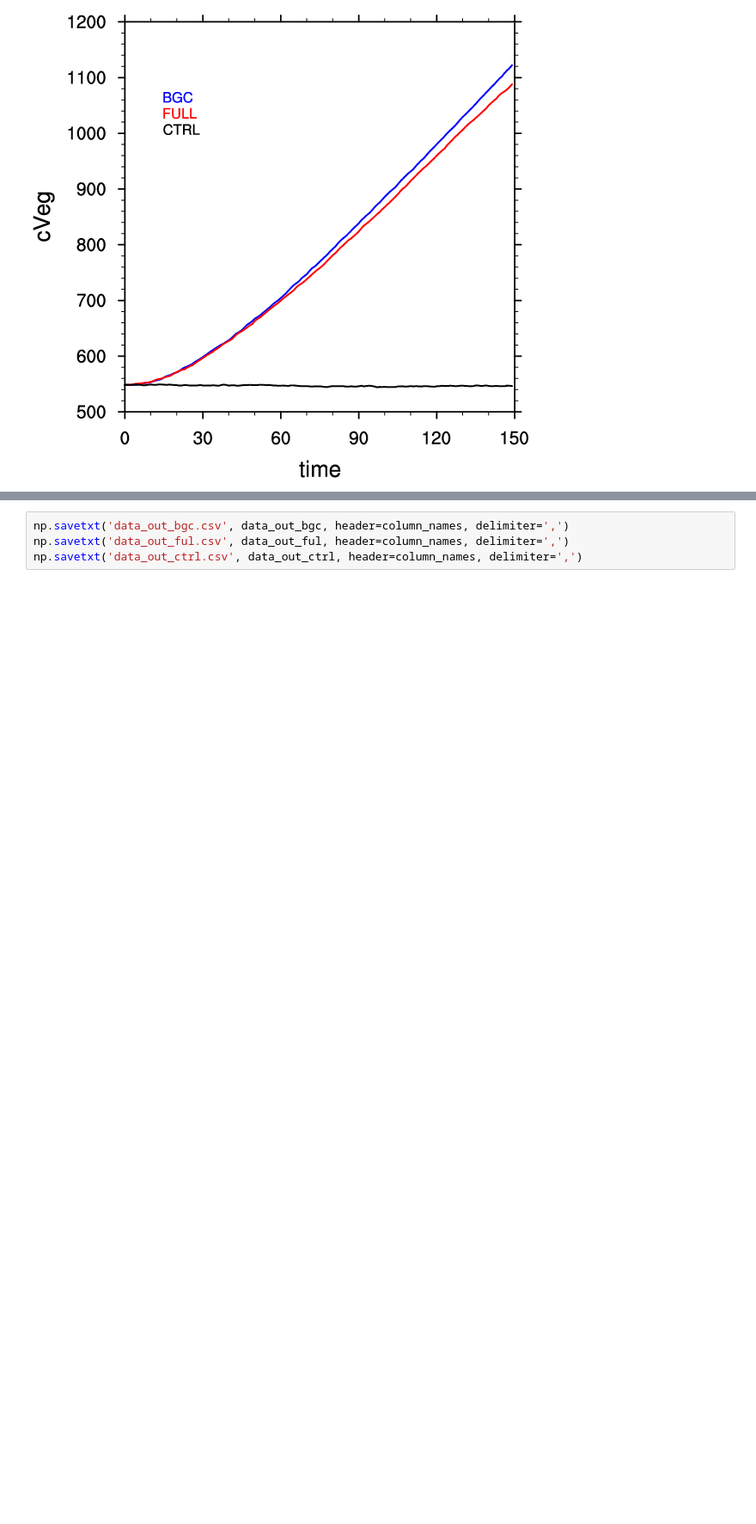
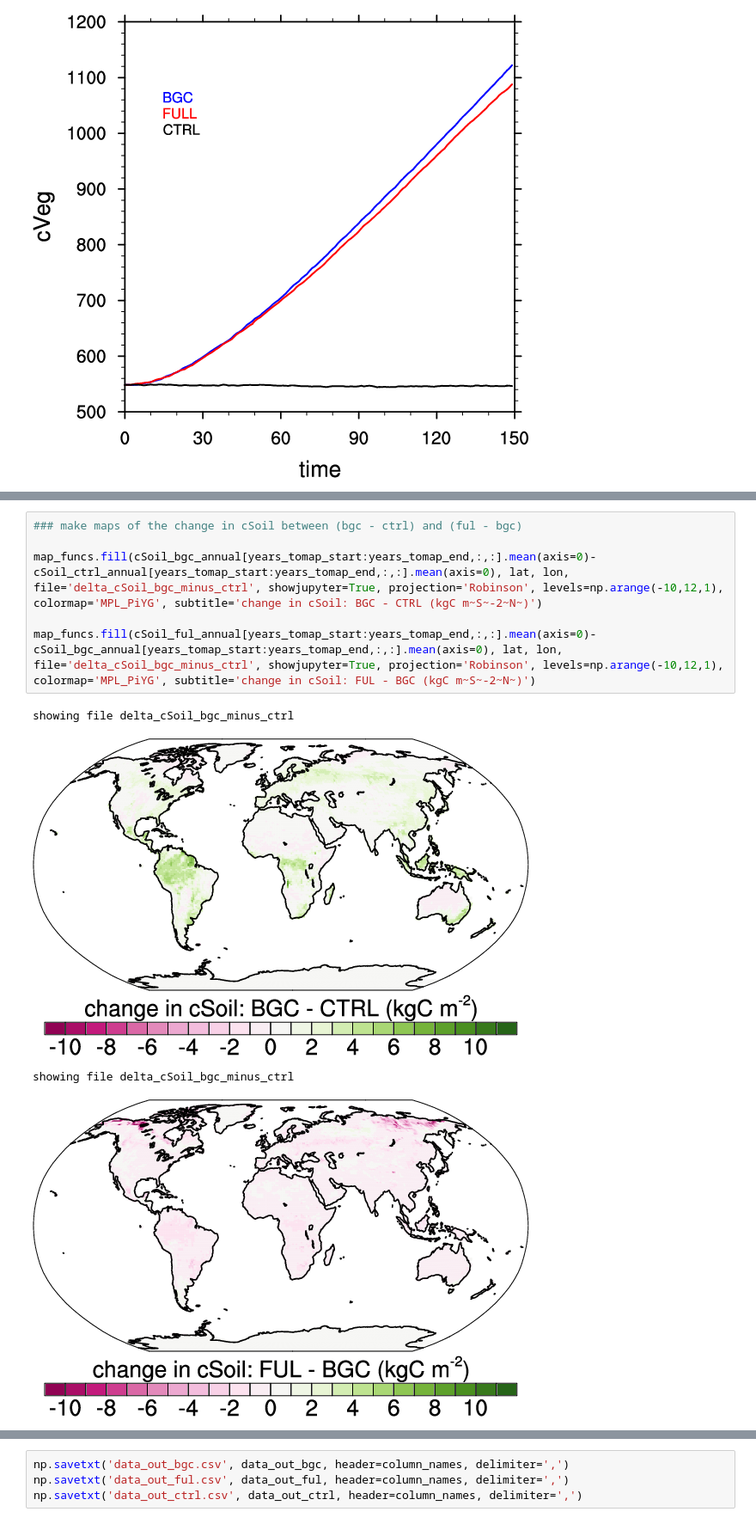
Before and after one commit to ckoven/cesm2_c4mip, a Jupyter notebook: cesm_c4mip.ipynb, the cells around one changed output, grey strips where cells are left out. Shown at 86% size. Drawn from its saved outputs; the diff is of its cells as text; blank space fills up the shorter version.

```diff
--- a/cesm_c4mip.ipynb
+++ b/cesm_c4mip.ipynb
@@ -268,6 +288,17 @@ cannot be safely cast to variable data type
 cannot be safely cast to variable data type
 showing file c4mip_cSoil_global
 [figure]
+# %%
+### make maps of the change in cSoil between (bgc - ctrl) and (ful - bgc)
+
+map_funcs.fill(cSoil_bgc_annual[years_tomap_start:years_tomap_end,:,:].mean(axis=0)-cSoil_ctrl_annual[years_tomap_start:years_tomap_end,:,:].mean(axis=0), lat, lon, file='delta_cSoil_bgc_minus_ctrl', showjupyter=True, projection='Robinson', levels=np.arange(-10,12,1), colormap='MPL_PiYG', subtitle='change in cSoil: BGC - CTRL (kgC m~S~-2~N~)')
+
+map_funcs.fill(cSoil_ful_annual[years_tomap_start:years_tomap_end,:,:].mean(axis=0)-cSoil_bgc_annual[years_tomap_start:years_tomap_end,:,:].mean(axis=0), lat, lon, file='delta_cSoil_bgc_minus_ctrl', showjupyter=True, projection='Robinson', levels=np.arange(-10,12,1), colormap='MPL_PiYG', subtitle='change in cSoil: FUL - BGC (kgC m~S~-2~N~)')
+# %% [output]
+showing file delta_cSoil_bgc_minus_ctrl
+[figure, added]
+showing file delta_cSoil_bgc_minus_ctrl
+[figure, added]
 # %%
 atm2lndfilenames = [
 ['netAtmosLandCO2Flux_Emon_CESM2_1pctCO2-bgc_r1i1p1f1_gn_000101-005012.nc',
```
Also changed, not shown: parts of 12 cells of this notebook.
